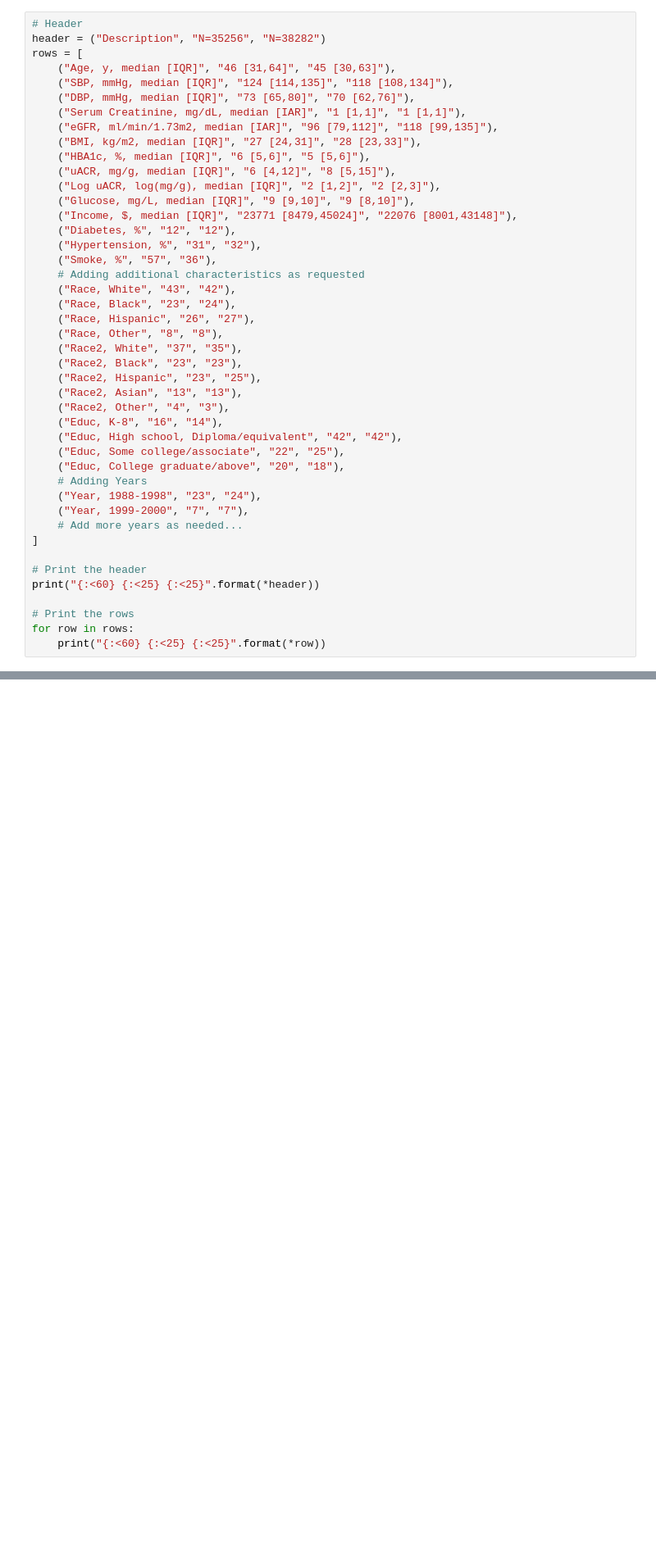
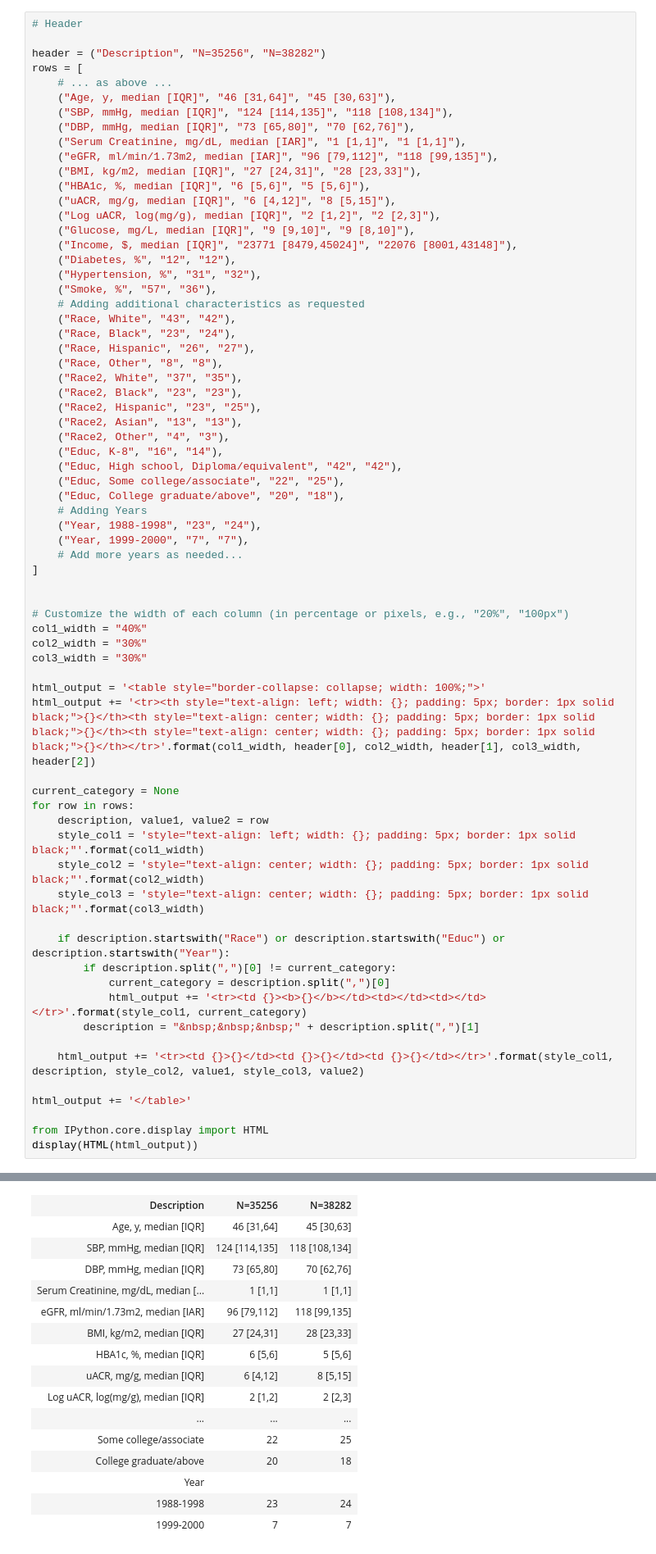
Before and after one commit to jhutrc/beta, a Jupyter notebook: _build/jupyter_execute/dramatis_personae/faculty/faculty_9/faculty_9_3.ipynb, the cells around one changed output, grey strips where cells are left out. Shown at 82% size. Cells and saved outputs as stored; diff of their text form; blank space fills up the shorter version.

Commit message:
python-generated .html table1: bellissimo!

```diff
--- a/_build/jupyter_execute/dramatis_personae/faculty/faculty_9/faculty_9_3.ipynb
+++ b/_build/jupyter_execute/dramatis_personae/faculty/faculty_9/faculty_9_3.ipynb
@@ -1,7 +1,9 @@
 # %%
 # Header
+
 header = ("Description", "N=35256", "N=38282")
 rows = [
+    # ... as above ...
     ("Age, y, median [IQR]", "46 [31,64]", "45 [30,63]"),
     ("SBP, mmHg, median [IQR]", "124 [114,135]", "118 [108,134]"),
     ("DBP, mmHg, median [IQR]", "73 [65,80]", "70 [62,76]"),
@@ -36,10 +38,32 @@ rows = [
     # Add more years as needed...
 ]
 
-# Print the header
-print("{:<60} {:<25} {:<25}".format(*header))
 
-# Print the rows
+# Customize the width of each column (in percentage or pixels, e.g., "20%", "100px")
+col1_width = "40%"
+col2_width = "30%"
+col3_width = "30%"
+
+html_output = '<table style="border-collapse: collapse; width: 100%;">'
+html_output += '<tr><th style="text-align: left; width: {}; padding: 5px; border: 1px solid black;">{}</th><th style="text-align: center; width: {}; padding: 5px; border: 1px solid black;">{}</th><th style="text-align: center; width: {}; padding: 5px; border: 1px solid black;">{}</th></tr>'.format(col1_width, header[0], col2_width, header[1], col3_width, header[2])
+
+current_category = None
 for row in rows:
-    print("{:<60} {:<25} {:<25}".format(*row))
+    description, value1, value2 = row
+    style_col1 = 'style="text-align: left; width: {}; padding: 5px; border: 1px solid black;"'.format(col1_width)
+    style_col2 = 'style="text-align: center; width: {}; padding: 5px; border: 1px solid black;"'.format(col2_width)
+    style_col3 = 'style="text-align: center; width: {}; padding: 5px; border: 1px solid black;"'.format(col3_width)
+
+    if description.startswith("Race") or description.startswith("Educ") or description.startswith("Year"):
+        if description.split(",")[0] != current_category:
+            current_category = description.split(",")[0]
+            html_output += '<tr><td {}><b>{}</b></td><td></td><td></td></tr>'.format(style_col1, current_category)
+        description = "&nbsp;&nbsp;&nbsp;" + description.split(",")[1]
+
+    html_output += '<tr><td {}>{}</td><td {}>{}</td><td {}>{}</td></tr>'.format(style_col1, description, style_col2, value1, style_col3, value2)
+
+html_output += '</table>'
+
+from IPython.core.display import HTML
+display(HTML(html_output))
 # %% [output]
@@ -63,3 +70,19 @@ Year, 1999-2000                                              7
+| Description | N=35256 | N=38282 |
+| Age, y, median [IQR] | 46 [31,64] | 45 [30,63] |
+| SBP, mmHg, median [IQR] | 124 [114,135] | 118 [108,134] |
+| DBP, mmHg, median [IQR] | 73 [65,80] | 70 [62,76] |
+| Serum Creatinine, mg/dL, median [... | 1 [1,1] | 1 [1,1] |
+| eGFR, ml/min/1.73m2, median [IAR] | 96 [79,112] | 118 [99,135] |
+| BMI, kg/m2, median [IQR] | 27 [24,31] | 28 [23,33] |
+| HBA1c, %, median [IQR] | 6 [5,6] | 5 [5,6] |
+| uACR, mg/g, median [IQR] | 6 [4,12] | 8 [5,15] |
+| Log uACR, log(mg/g), median [IQR] | 2 [1,2] | 2 [2,3] |
+| ... | ... | ... |
+| Some college/associate | 22 | 25 |
+| College graduate/above | 20 | 18 |
+| Year |  |  |
+| 1988-1998 | 23 | 24 |
+| 1999-2000 | 7 | 7 |
 # %% [markdown]
 NHANES
 
```
Also changed, not shown: parts of 1 cell of this notebook, 4 other files.
